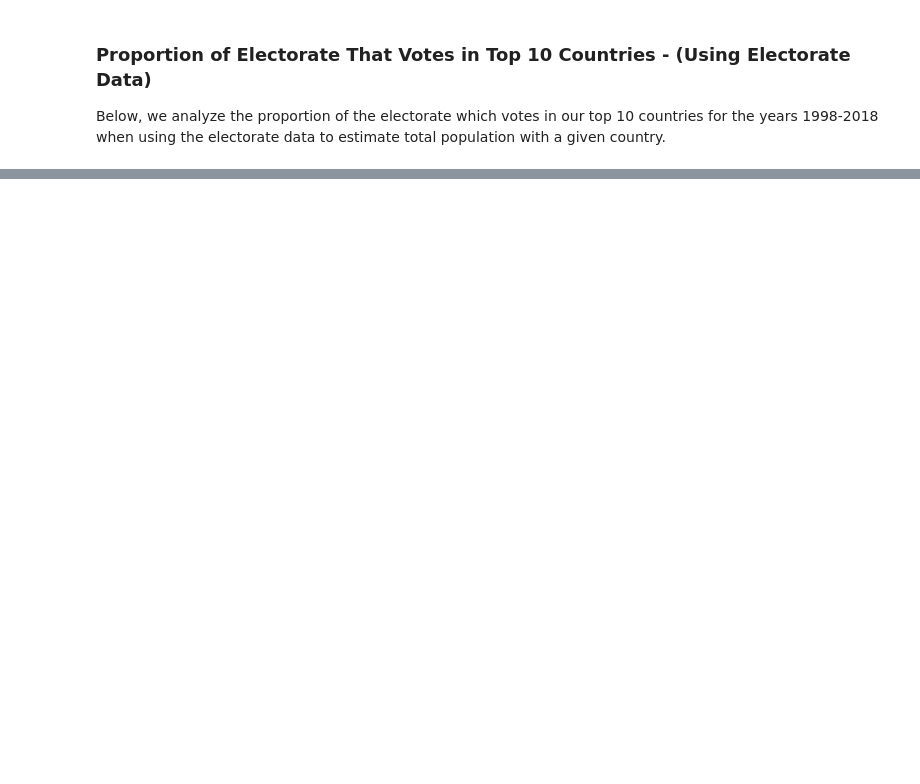
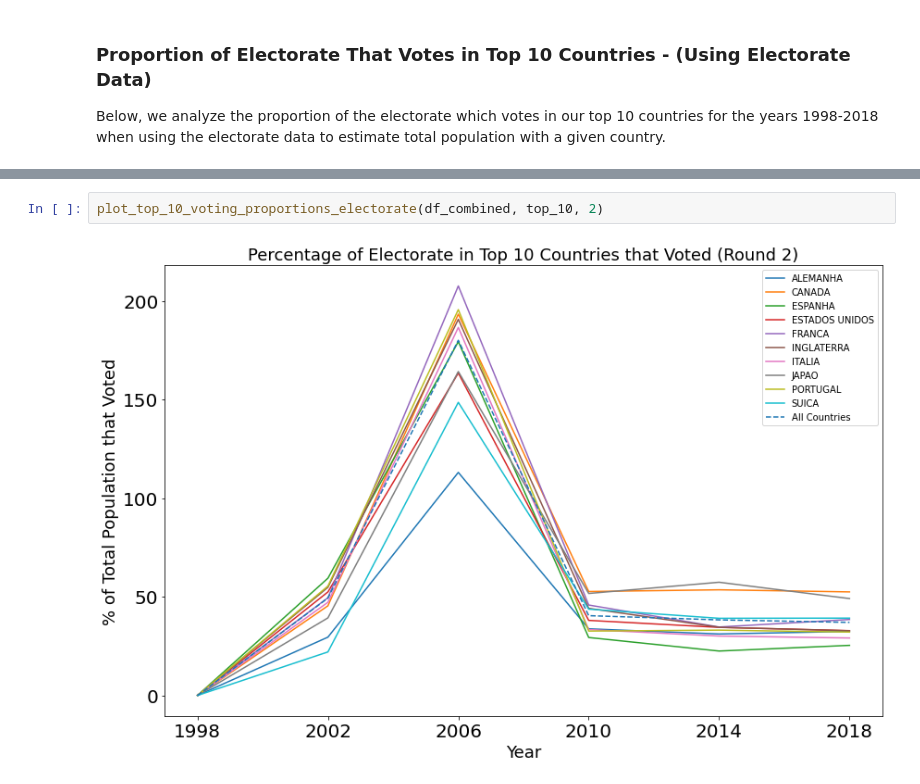
Before and after one commit to BU-Spark/ds-boston-bpda-br-election, a Jupyter notebook: TEAM1/src/votingdata.ipynb, the cells around one changed output, grey strips where cells are left out. Drawn from its saved outputs; the diff is of its cells as text; blank space fills up the shorter version.

```diff
--- a/TEAM1/src/votingdata.ipynb
+++ b/TEAM1/src/votingdata.ipynb
@@ -913,0 +928,4 @@ def plot_top_10_voting_proportions_electorate(df_combined, top_10, elect_round):
+# %%
+plot_top_10_voting_proportions_electorate(df_combined, top_10, 2)
+# %% [output]
+[figure, added]
```
Also changed, not shown: parts of 9 cells of this notebook, 5 other files.
